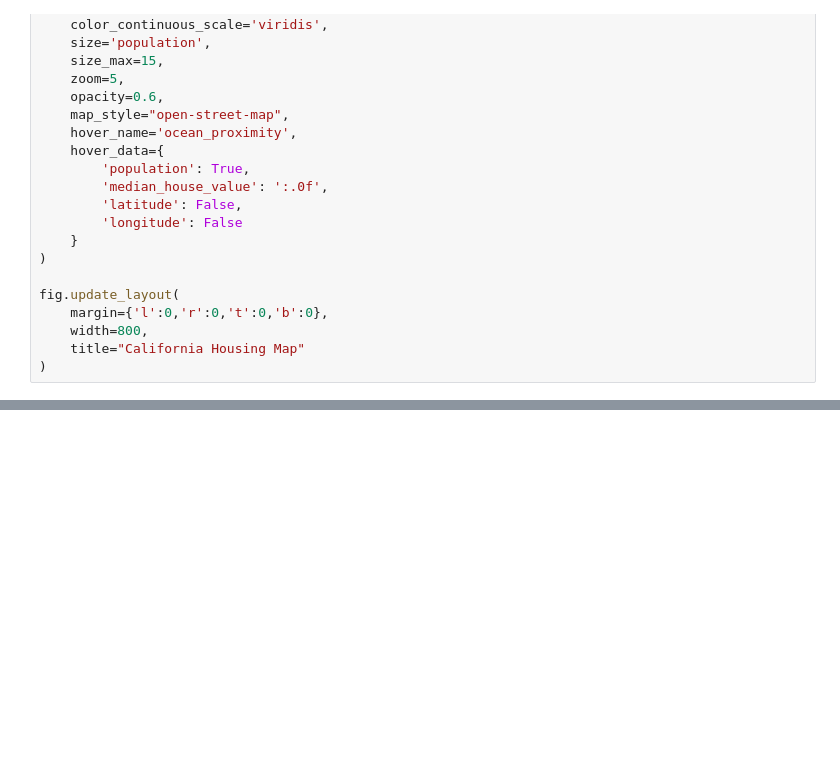
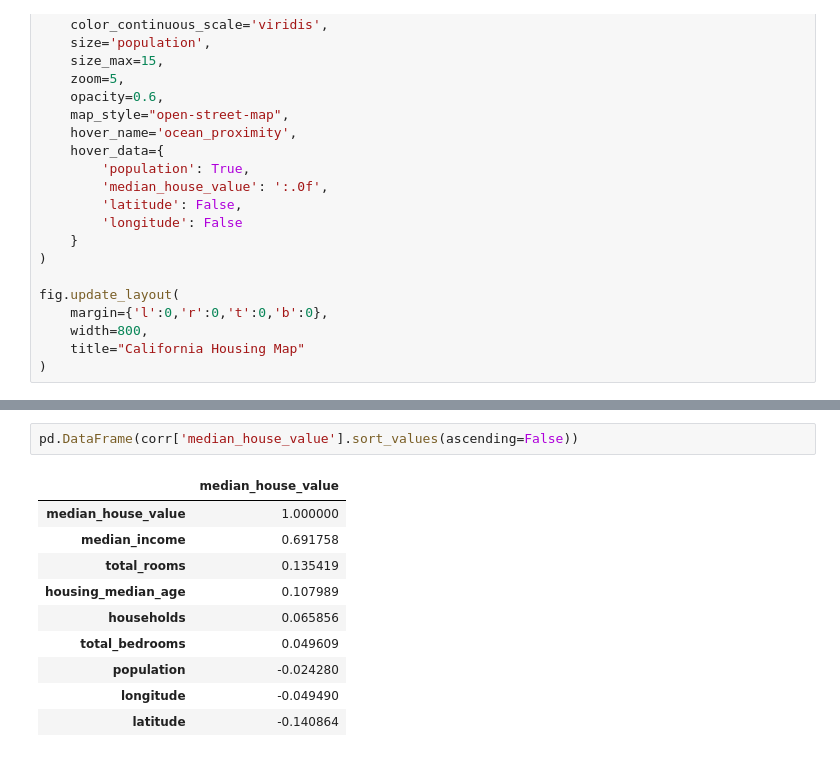
Before and after one commit to AliyarBhos/Works-done-in-Div-Academy, a Jupyter notebook: Geron_Hands_On_ML/chapter2_end_to_end_ML_project.ipynb, the cells around one changed output, grey strips where cells are left out. Drawn from its saved outputs; the diff is of its cells as text; blank space fills up the shorter version.

```diff
--- a/Geron_Hands_On_ML/chapter2_end_to_end_ML_project.ipynb
+++ b/Geron_Hands_On_ML/chapter2_end_to_end_ML_project.ipynb
@@ -231,0 +249,13 @@ fig.update_layout(
+# %%
+pd.DataFrame(corr['median_house_value'].sort_values(ascending=False))
+# %% [output]
+|  | median_house_value |
+| median_house_value | 1.000000 |
+| median_income | 0.691758 |
+| total_rooms | 0.135419 |
+| housing_median_age | 0.107989 |
+| households | 0.065856 |
+| total_bedrooms | 0.049609 |
+| population | -0.024280 |
+| longitude | -0.049490 |
+| latitude | -0.140864 |
```
Also changed, not shown: parts of 19 cells of this notebook.
